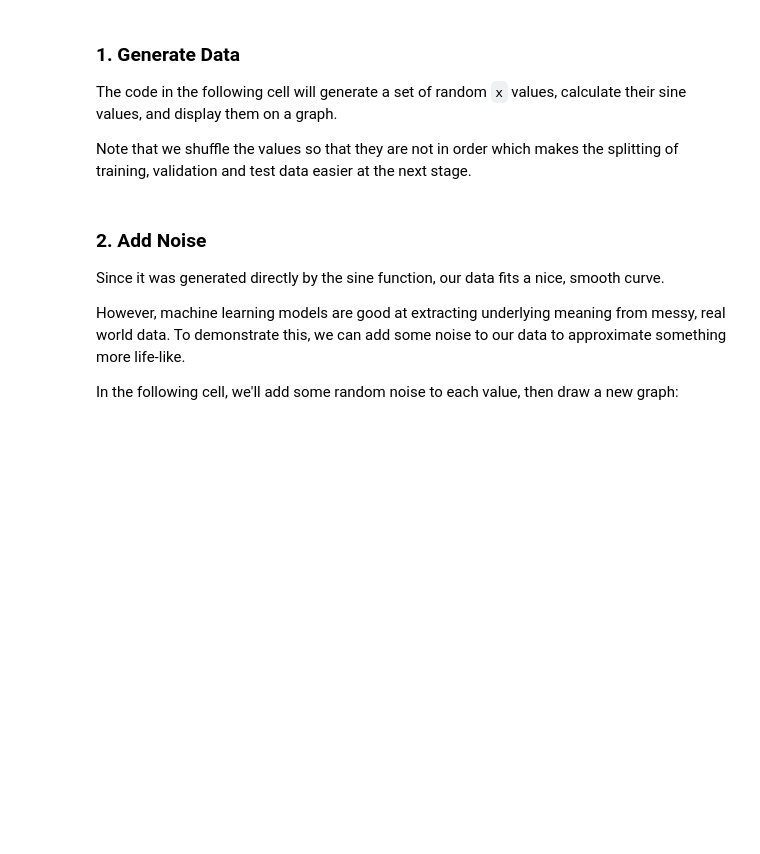
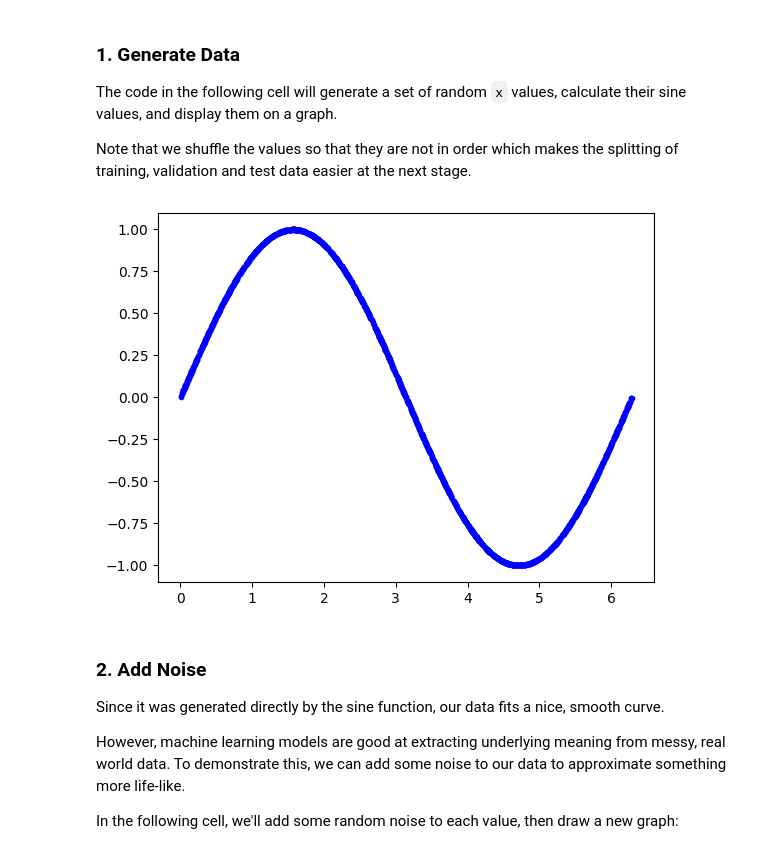
Before and after one commit to ucl-casa-ce/casa0018, a Jupyter notebook: Week4/CASA0018_4_1_train_hello_world_model.ipynb, the cells around one changed output. Drawn from its saved outputs; the diff is of its cells as text; code cells hidden in the pictures; blank space fills up the shorter version.

```diff
--- a/Week4/CASA0018_4_1_train_hello_world_model.ipynb
+++ b/Week4/CASA0018_4_1_train_hello_world_model.ipynb
@@ -65,22 +65,24 @@ The code in the following cell will generate a set of random `x` values, calcula
 Note that we shuffle the values so that they are not in order which makes the splitting of training, validation and test data easier at the next stage.
 # %%
 # Number of sample datapoints
-SAMPLES = 1000
+SAMPLES = 2000
 
 # Generate a uniformly distributed set of random numbers in the range from
 # 0 to 2π, which covers a complete sine wave oscillation
 x_values = np.random.uniform(
     low=0, high=2*math.pi, size=SAMPLES).astype(np.float32)
 
 # Shuffle the values to guarantee they're not in order
 np.random.shuffle(x_values)
 
 # Calculate the corresponding sine values
 y_values = np.sin(x_values).astype(np.float32)
 
 # Plot our data. The 'b.' argument tells the library to print blue dots.
 plt.plot(x_values, y_values, 'b.')
 plt.show()
+# %% [output]
+[figure, added]
 # %% [markdown]
 ### 2. Add Noise
 Since it was generated directly by the sine function, our data fits a nice, smooth curve.
```
Also changed, not shown: parts of 20 cells of this notebook.
